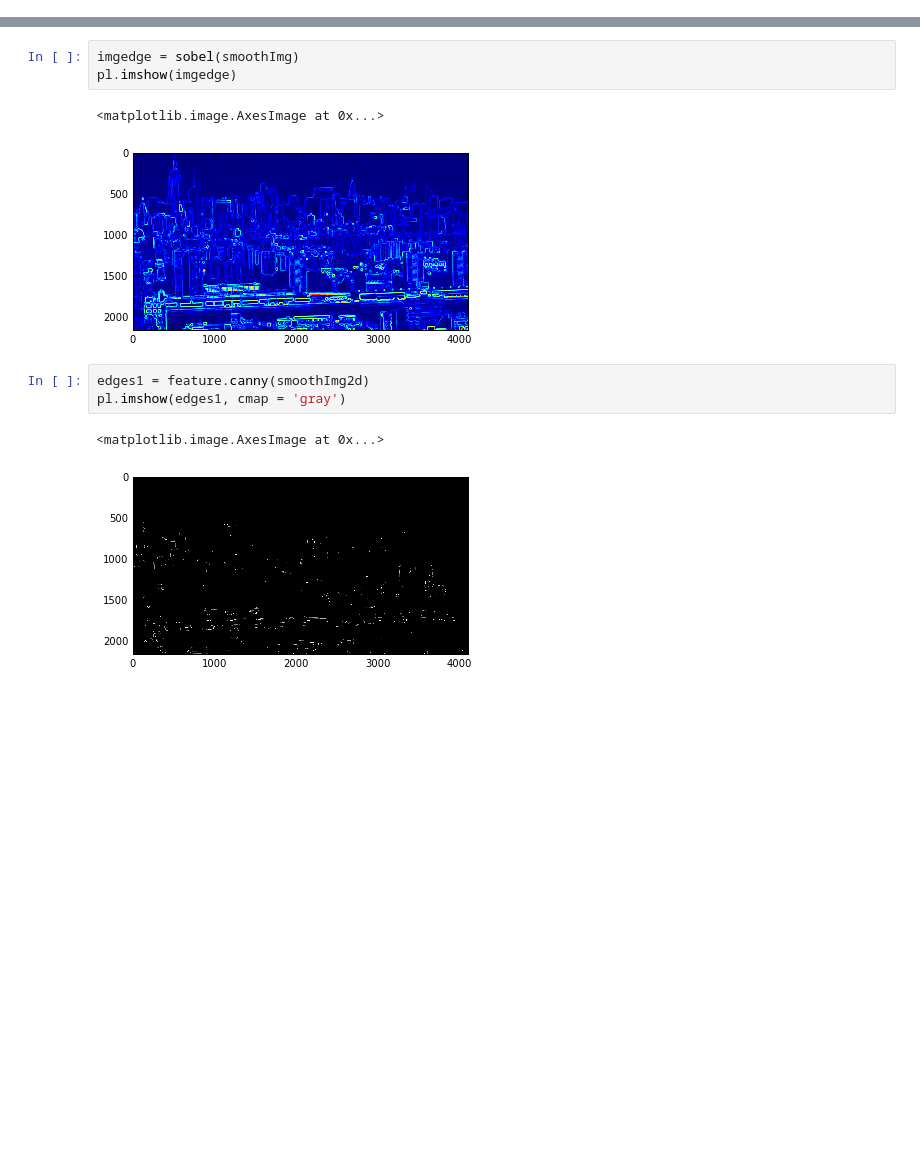
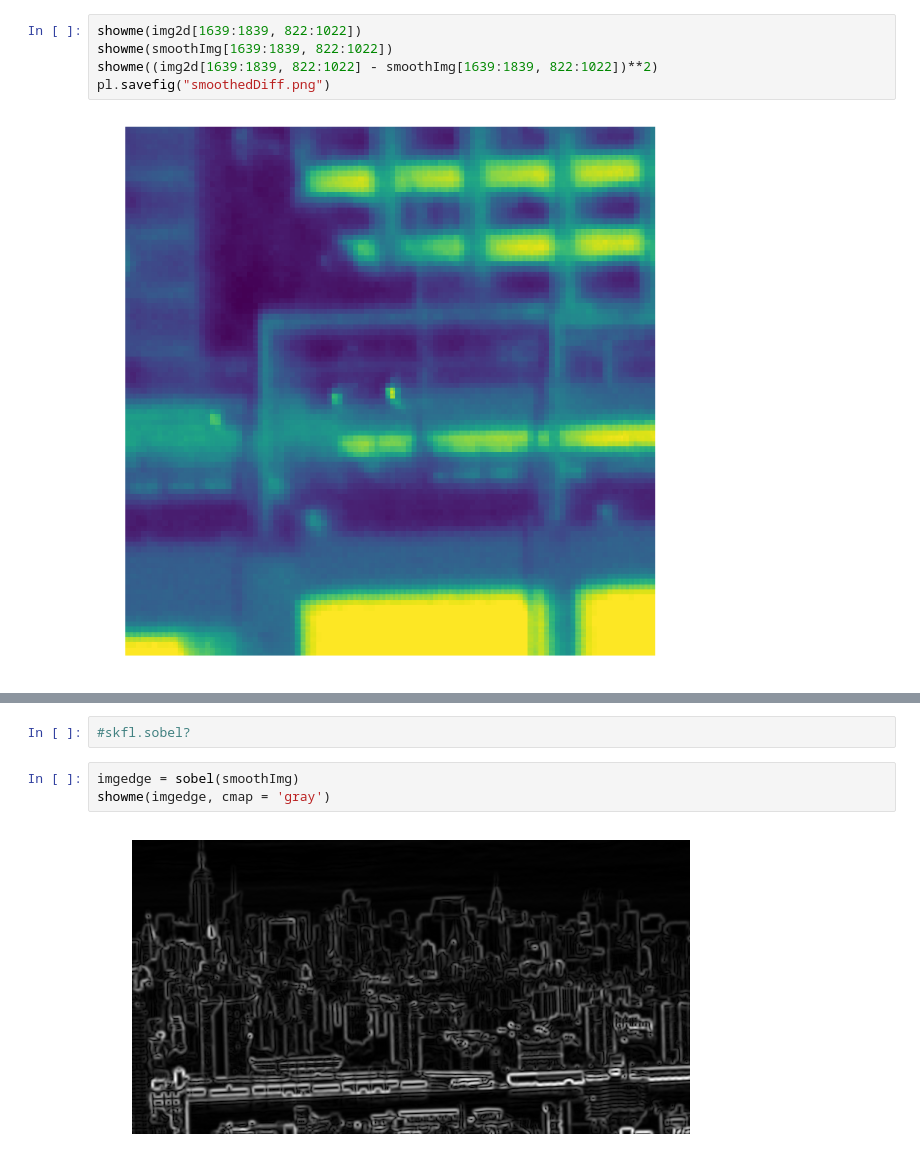
Before and after one commit to gdobler/cuip, a Jupyter notebook: cuip/plumes/IlanImgProc/imgProc1.ipynb, the cells around one changed output, grey strips where cells are left out. Saved outputs shown, nothing was run; the diff lists cells and outputs as text; blank space fills up the shorter version.

Commit message:
sobel with enhanced contrast

```diff
--- a/cuip/plumes/IlanImgProc/imgProc1.ipynb
+++ b/cuip/plumes/IlanImgProc/imgProc1.ipynb
@@ -39,0 +59,7 @@ showme(smoothImg)
+# %%
+showme(img2d[1639:1839, 822:1022])
+showme(smoothImg[1639:1839, 822:1022])
+showme((img2d[1639:1839, 822:1022] - smoothImg[1639:1839, 822:1022])**2)
+pl.savefig("smoothedDiff.png")
+# %% [output]
+[figure, added]
@@ -40,12 +68,7 @@ showme(smoothImg)
+# %%
+#skfl.sobel?
 # %%
 imgedge = sobel(smoothImg)
-pl.imshow(imgedge)
+showme(imgedge, cmap = 'gray')
 # %% [output]
-<matplotlib.image.AxesImage at 0x...>
-[figure, old version]
+[figure, new version]
-# %%
-edges1 = feature.canny(smoothImg2d)
-pl.imshow(edges1, cmap = 'gray')
-# %% [output]
-<matplotlib.image.AxesImage at 0x...>
-[figure, removed]
```
Also changed, not shown: parts of 9 cells of this notebook.
